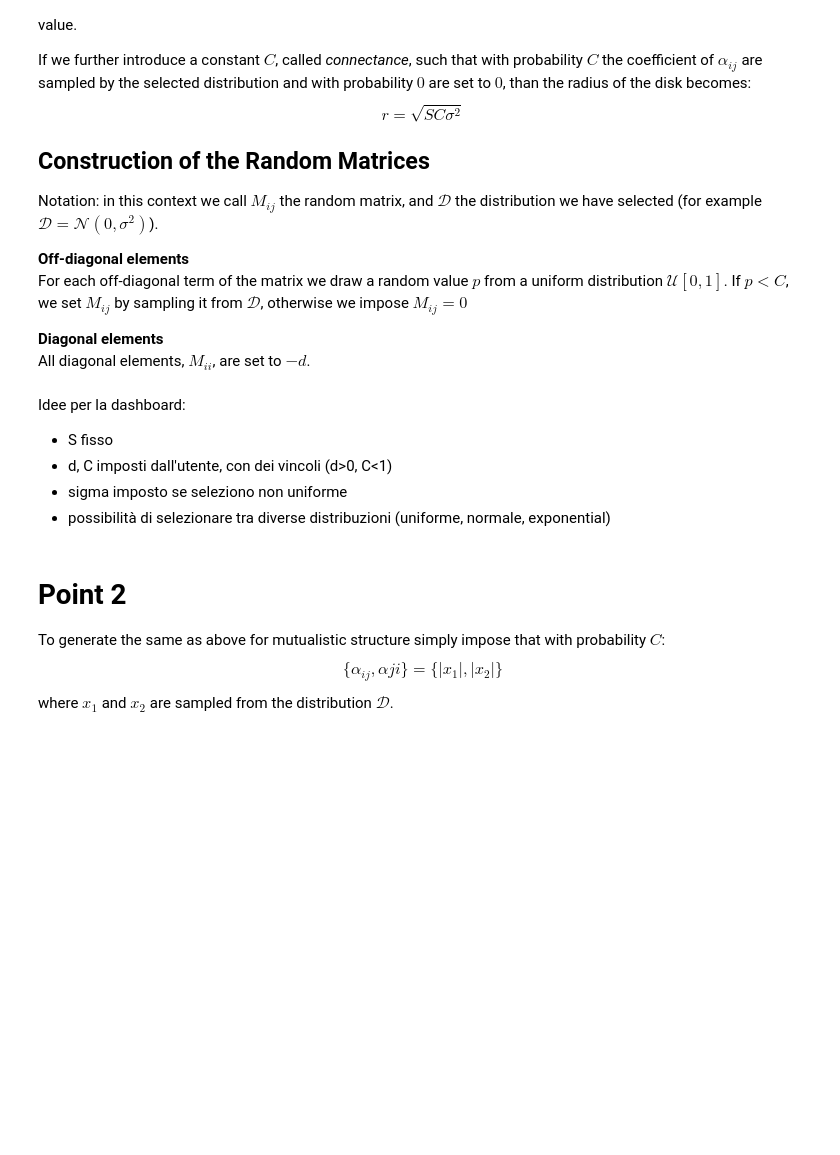
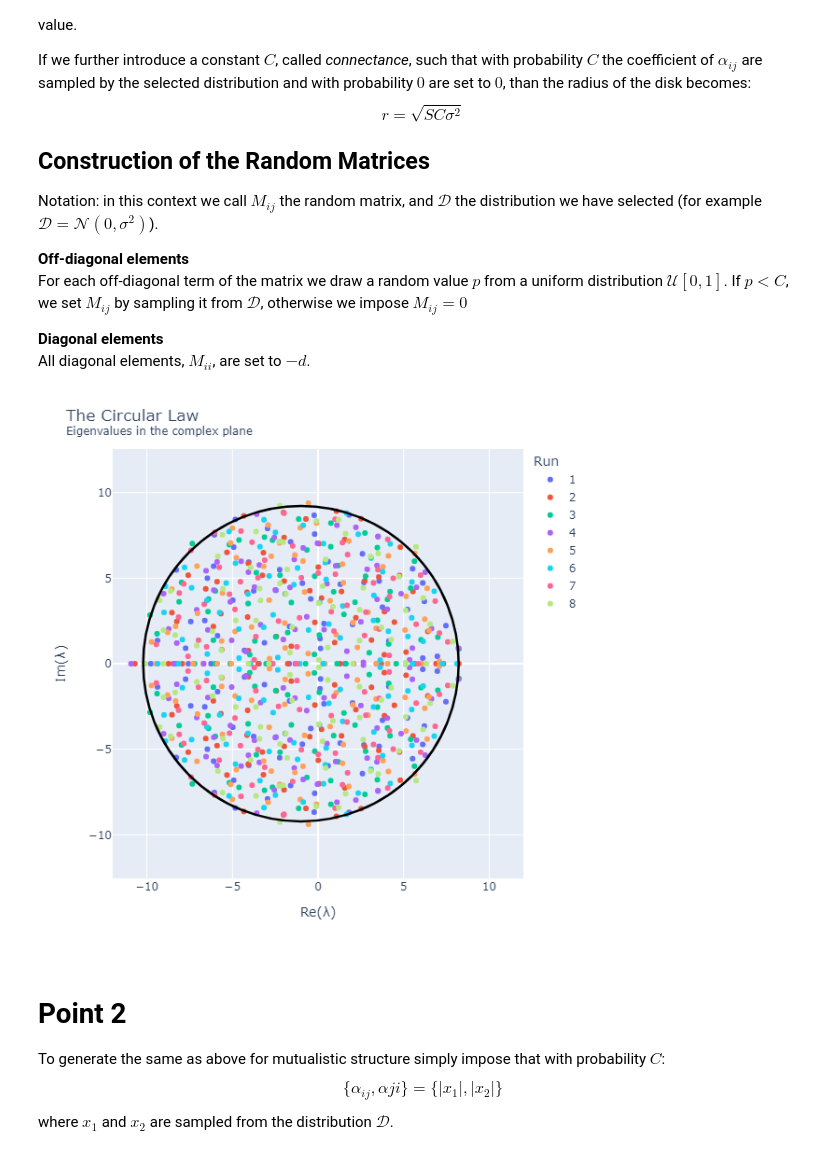
Before and after one commit to NicolaZomer/Physical_Models_of_Living_Systems, a Jupyter notebook: hw04_Ecological_Interactions.ipynb, the cells around one changed output. Cells and saved outputs as stored; diff of their text form; code cells hidden in the pictures; blank space fills up the shorter version.

Commit message:
added possibility to same plotly obs as png and show them in the notebook (for github rendering)

```diff
--- a/hw04_Ecological_Interactions.ipynb
+++ b/hw04_Ecological_Interactions.ipynb
@@ -20,14 +20,18 @@ import pandas as pd
 # dash
 from jupyter_dash import JupyterDash
 from dash import Dash
-# from dash import dcc
-# from dash import html
+## from dash import dcc
+## from dash import html
 from dash.dependencies import Output, State, Input
 
 # plotly
 import plotly.express as px
 
 %matplotlib inline
+
+# show static images for github
+from IPython.display import Image, display
+savegit = True
 # %% [markdown]
 # Point 1
 ## The Circular Law
@@ -165,40 +169,43 @@ fig.update_layout(
     yaxis_title="Im(λ)",
     legend_title="Run",
     width=600,
     height=600,
 )
 fig.update_xaxes(range=[-12, 12])
 fig.update_yaxes(
     scaleanchor = "x",
     scaleratio = 1,
     range=[-12, 12]
   )
 
 fig.add_shape(type="circle",
     xref="x", yref="y",
     x0=x0, y0=y0, x1=x1, y1=y1,
     line_color="black",
     line_width = 2.5
 )
 # fig.add_annotation(
 #     x= center[0]+radius,
 #     y= center[1],
 #     xref="x", yref="y",
 #     text="",
 #     showarrow=True,
 #     axref = "x", ayref='y',
 #     ax= center[0],
 #     ay= center[1],
 #     arrowhead = 3,
 #     arrowwidth= 2,
 #     arrowcolor='black')
-fig.show()
+
+if savegit:
+    path = "images/hw04_circlaw.png"
+    fig.write_image(path)
+    display(Image(path))
+
+else:
+    fig.show()
+# %% [output]
+[figure, added]
-# %% [markdown]
-Idee per la dashboard:
-- S fisso
-- d, C imposti dall'utente, con dei vincoli (d>0, C<1)
-- sigma imposto se seleziono non uniforme
-- possibilità di selezionare tra diverse distribuzioni (uniforme, normale, exponential)
 # %% [markdown]
 # Point 2
 To  generate the same as above for mutualistic structure simply impose that with probability $C$:
```
Also changed, not shown: parts of 3 cells of this notebook, 4 other files.
